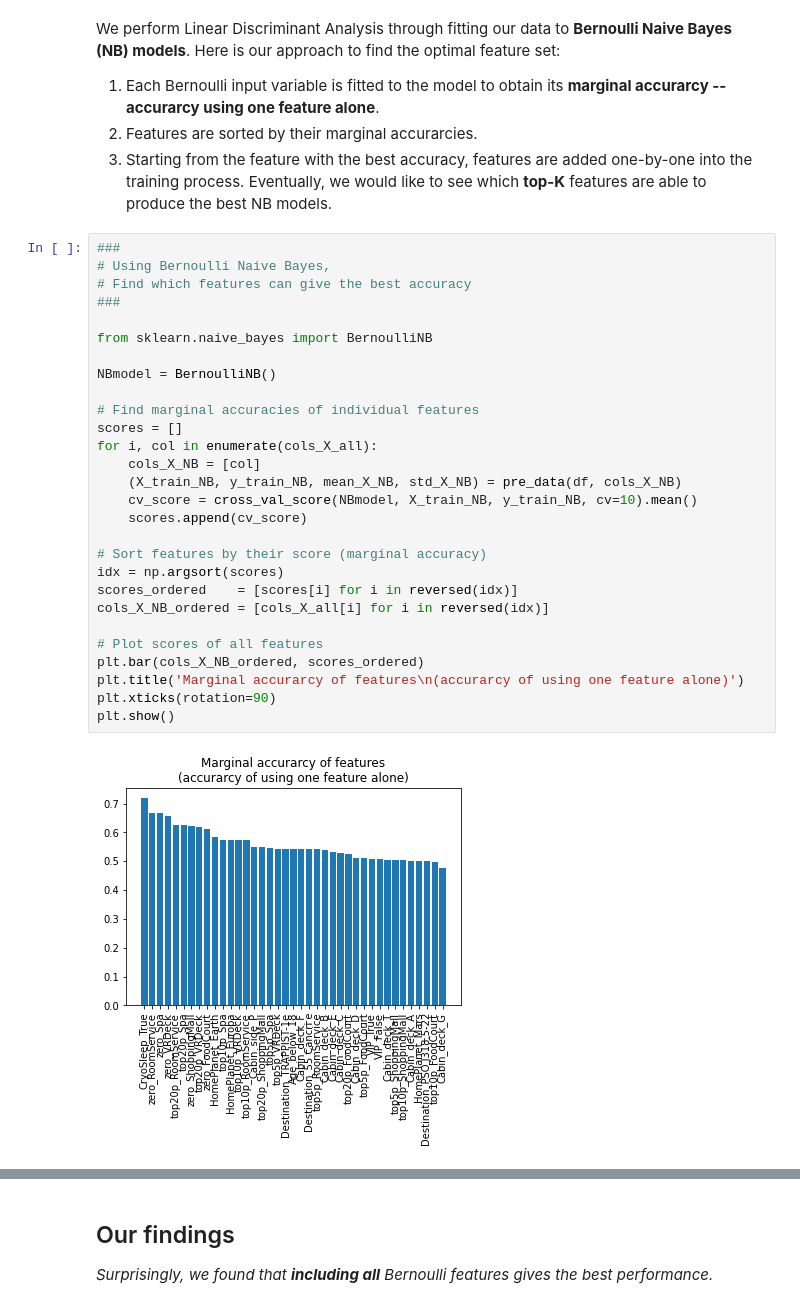
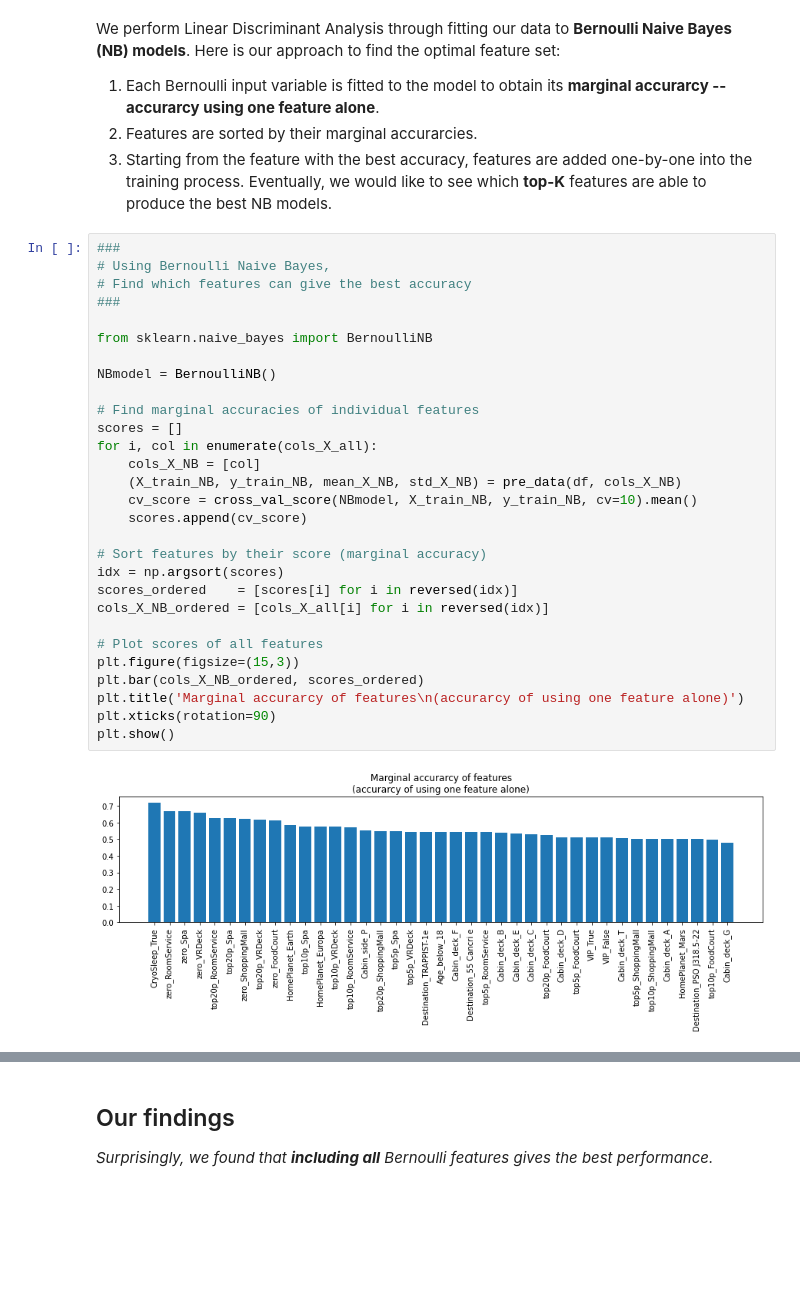
Before and after one commit to cfong32/kaggle-spaceship-titanic, a Jupyter notebook: data6100_proj2.ipynb, the cells around one changed output, grey strips where cells are left out. Cells and saved outputs as stored; diff of their text form; blank space fills up the shorter version.

```diff
--- a/data6100_proj2.ipynb
+++ b/data6100_proj2.ipynb
@@ -431,33 +431,34 @@ We perform Linear Discriminant Analysis through fitting our data to **Bernoulli
 # %%
 ###
 # Using Bernoulli Naive Bayes,
 # Find which features can give the best accuracy
 ###
 
 from sklearn.naive_bayes import BernoulliNB
 
 NBmodel = BernoulliNB()
 
 # Find marginal accuracies of individual features
 scores = []
 for i, col in enumerate(cols_X_all):
     cols_X_NB = [col]
     (X_train_NB, y_train_NB, mean_X_NB, std_X_NB) = pre_data(df, cols_X_NB)
     cv_score = cross_val_score(NBmodel, X_train_NB, y_train_NB, cv=10).mean()
     scores.append(cv_score)
 
 # Sort features by their score (marginal accuracy)
 idx = np.argsort(scores)
 scores_ordered    = [scores[i] for i in reversed(idx)]
 cols_X_NB_ordered = [cols_X_all[i] for i in reversed(idx)]
 
 # Plot scores of all features
+plt.figure(figsize=(15,3))
 plt.bar(cols_X_NB_ordered, scores_ordered)
 plt.title('Marginal accurarcy of features\n(accurarcy of using one feature alone)')
 plt.xticks(rotation=90)
 plt.show()
 # %% [output]
-[figure, old version]
+[figure, new version]
 # %%
 ###
 # Search for optimal K,
```
Also changed, not shown: parts of 2 cells of this notebook.
